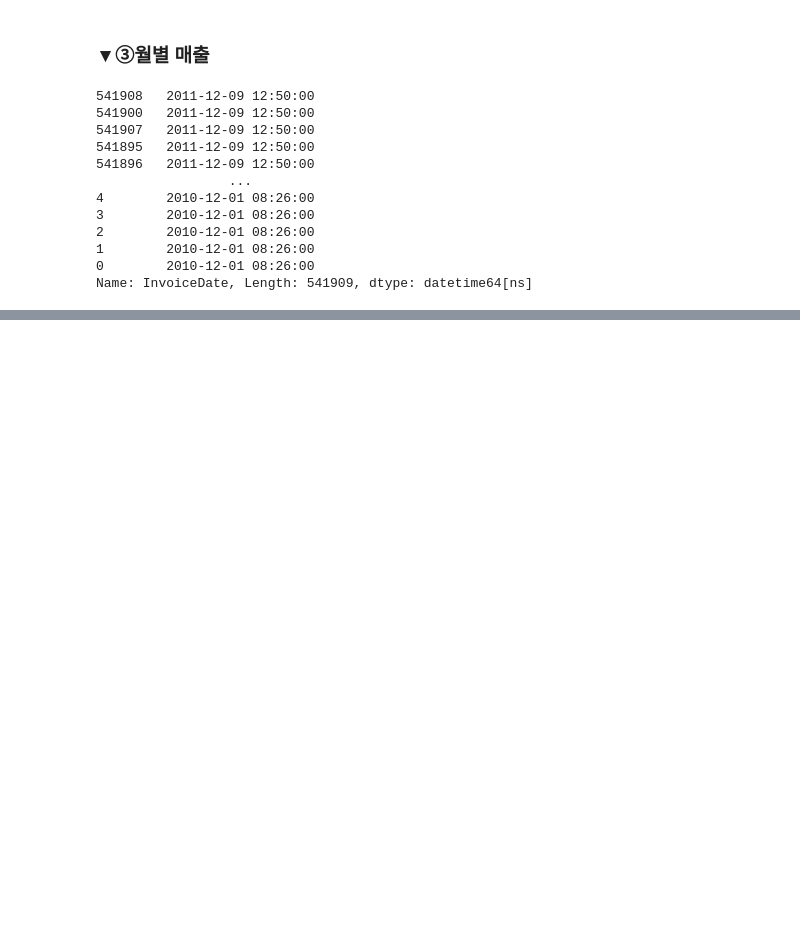
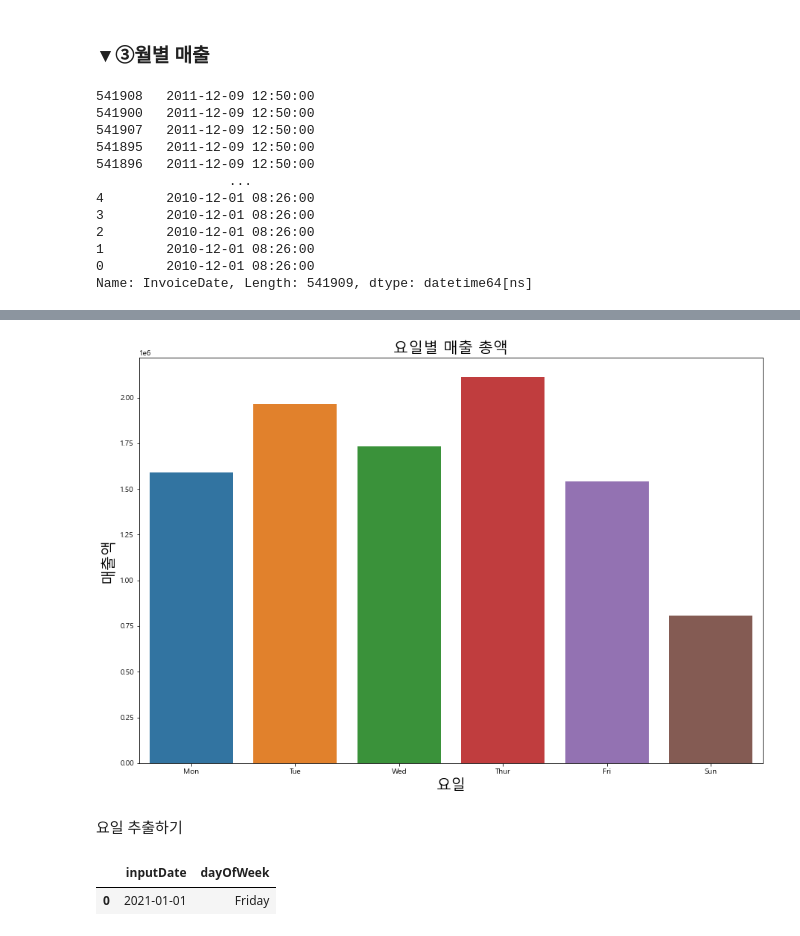
Before and after one commit to iamjinuk/bigman, a Jupyter notebook: 고객 데이터 분석 실습.ipynb, the cells around one changed output, grey strips where cells are left out. Drawn from its saved outputs; the diff is of its cells as text; code cells hidden in the pictures; blank space fills up the shorter version.

```diff
--- a/고객 데이터 분석 실습.ipynb
+++ b/고객 데이터 분석 실습.ipynb
@@ -360,0 +360,4 @@ Name: CheckoutPrice, dtype: float64
+# %%
+rev_by_dow = retail.set_index('InvoiceDate').groupby(lambda date:date.dayofweek).sum()['CheckoutPrice']
+rev_by_dow
+# 0~6 : 월~일
@@ -360,0 +372,4 @@ Name: CheckoutPrice, dtype: float64
+# %%
+DAY_OF_WEEK = np.array(['Mon', 'Tue', 'Wed', 'Thur', 'Fri', 'Sat', 'Sun'])
+rev_by_dow.index = DAY_OF_WEEK[rev_by_dow.index]
+rev_by_dow
@@ -360,0 +394,21 @@ Name: CheckoutPrice, dtype: float64
+# %%
+plt.figure(figsize=(15,10))
+sns.barplot(data=pd.DataFrame(rev_by_dow), x=pd.DataFrame(rev_by_dow).index, y='CheckoutPrice')
+plt.title('요일별 매출 총액', fontsize=20)
+plt.ylabel('매출액', fontsize=20)
+plt.xlabel('요일', fontsize=20)
+# plt.xticks(pd.DataFrame(rev_by_dow).index,fontsize=20)
+plt.show()
+# %% [output]
+[figure, added]
+# %% [markdown]
+요일 추출하기
+# %%
+date = pd.DataFrame({'inputDate':['2021-01-01']})
+date['inputDate'] = pd.to_datetime(date['inputDate'])
+date['dayOfWeek'] = date['inputDate'].dt.day_name()
+
+date
+# %% [output]
+|  | inputDate | dayOfWeek |
+| 0 | 2021-01-01 | Friday |
```
Also changed, not shown: parts of 27 cells of this notebook.
